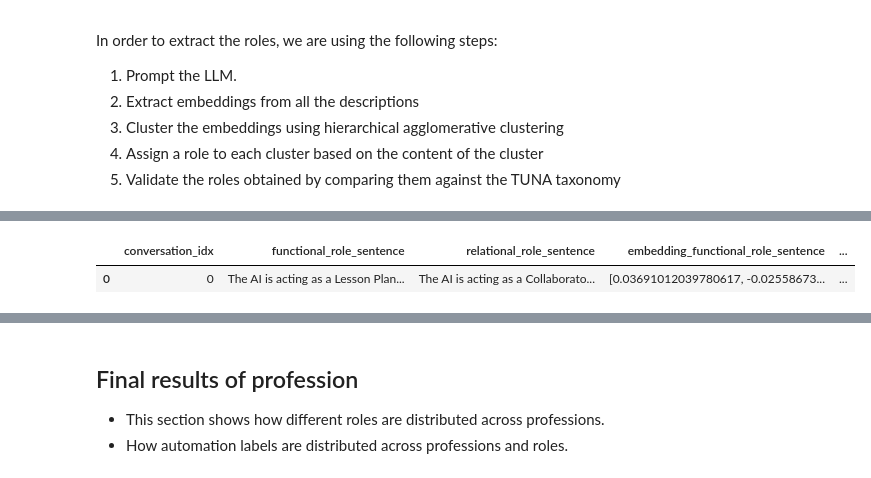
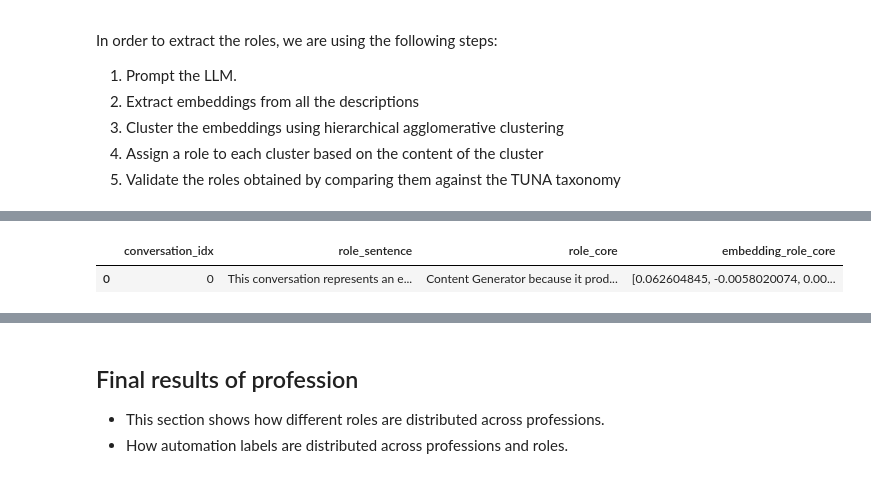
Before and after one commit to Engineering-AI-Systems-Team-3/chatgpt-at-work, a Jupyter notebook: chatgpt_at_work.ipynb, the cells around one changed output, grey strips where cells are left out. Drawn from its saved outputs; the diff is of its cells as text; code cells hidden in the pictures.

```diff
--- a/chatgpt_at_work.ipynb
+++ b/chatgpt_at_work.ipynb
@@ -866,7 +938,8 @@ def anthropic_automation_augmentation(conversations: pd.DataFrame, path: Path) -
         checkpoint_df = pd.read_csv(checkpoint_path)
         result = pd.concat([result, checkpoint_df], ignore_index=True)
         processed_conversations = set(result["conversation"])
-        conversations = conversations[~conversations["conversation"].isin(processed_conversations)]
+        formatted_messages = [entry for entry in formatted_messages
+                              if (entry["conversation"] not in processed_conversations)]
 
     with concurrent.futures.ThreadPoolExecutor(max_workers=MAX_WORKERS) as executor:
         futures = {
@@ -892,7 +965,7 @@ def anthropic_automation_augmentation(conversations: pd.DataFrame, path: Path) -
 # %%
 if not ANTHROPIC_AUTOMATION_AUGMENTATION_OUTPUT_PATH.exists():
     anthropic_aut_aug_df = anthropic_automation_augmentation(
-        conversations=mapped_conversations_df,
+        conversations=work_related_conversations_df,
         path=ANTHROPIC_AUTOMATION_AUGMENTATION_OUTPUT_PATH,
     )
 else:
@@ -1181,11 +1299,21 @@ def enrich_with_embeddings(df: pd.DataFrame, text_column: str) -> pd.DataFrame:
             convert_to_numpy=True,
         )
 
-        collection.add(
-            ids=df.index.astype(str).tolist(),
-            embeddings=roles_embeddings,
-            metadatas=[{"role_explaination": explaination} for explaination in df[text_column].tolist()],
-        )
+        ids = df.index.astype(str).tolist()
+        metadatas = [{"role_explaination": explaination} for explaination in df[text_column].tolist()]
+
+        assert len(ids) == len(roles_embeddings) == len(metadatas)
+
+        for i in range(0, len(ids), EMBEDDING_BATCH_SIZE):
+            batch_ids = ids[i:i+EMBEDDING_BATCH_SIZE]
+            batch_embeddings = roles_embeddings[i:i+EMBEDDING_BATCH_SIZE].tolist()
+            batch_metadatas = metadatas[i:i+EMBEDDING_BATCH_SIZE]
+
+            collection.add(
+                ids=batch_ids,
+                embeddings=batch_embeddings,
+                metadatas=batch_metadatas,
+            )
         embeddings = roles_embeddings
     else:
         response = collection.get(
@@ -1200,11 +1328,21 @@ def enrich_with_embeddings(df: pd.DataFrame, text_column: str) -> pd.DataFrame:
 
     df[f"embedding_{text_column}"] = list(embeddings)
     return df
+# %%
+def extract_role_core(sentences: list) -> list:
+    result = []
+    for sentence in sentences:
+        # Extract "acts as a Y because Z"
+        match = re.search(r'the AI acts as an? (.+)', sentence, re.IGNORECASE)
+        res = match.group(1) if match else sentence
+        result.append(res)
+    return result
 # %%
-roles_explainations_df = enrich_with_embeddings(df=roles_explainations_df, text_column="functional_role_sentence")
-roles_explainations_df = enrich_with_embeddings(df=roles_explainations_df, text_column="relational_role_sentence")
+new_role_sentences = extract_role_core(sentences=roles_explainations_df["role_sentence"].tolist())
+roles_explainations_df["role_core"] = new_role_sentences
+roles_explainations_df = enrich_with_embeddings(df=roles_explainations_df, text_column="role_core")
 roles_explainations_df.head(1)
 # %% [output]
-|  | conversation_idx | functional_role_sentence | relational_role_sentence | embedding_functional_role_sentence | ... |
-| 0 | 0 | The AI is acting as a Lesson Plan... | The AI is acting as a Collaborato... | [0.03691012039780617, -0.02558673... | ... |
+|  | conversation_idx | role_sentence | role_core | embedding_role_core |
+| 0 | 0 | This conversation represents an e... | Content Generator because it prod... | [0.062604845, -0.0058020074, 0.00... |
 # %%
```
Also changed, not shown: parts of 53 cells of this notebook, 21 other files.
